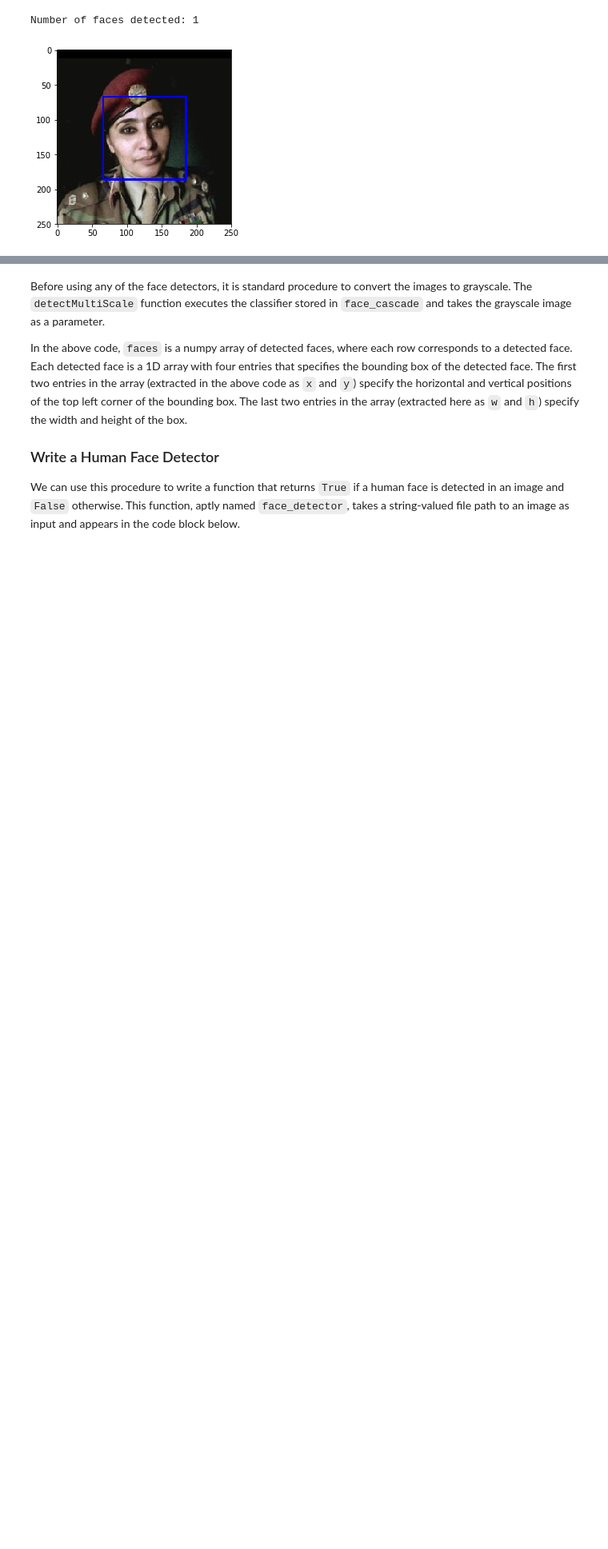
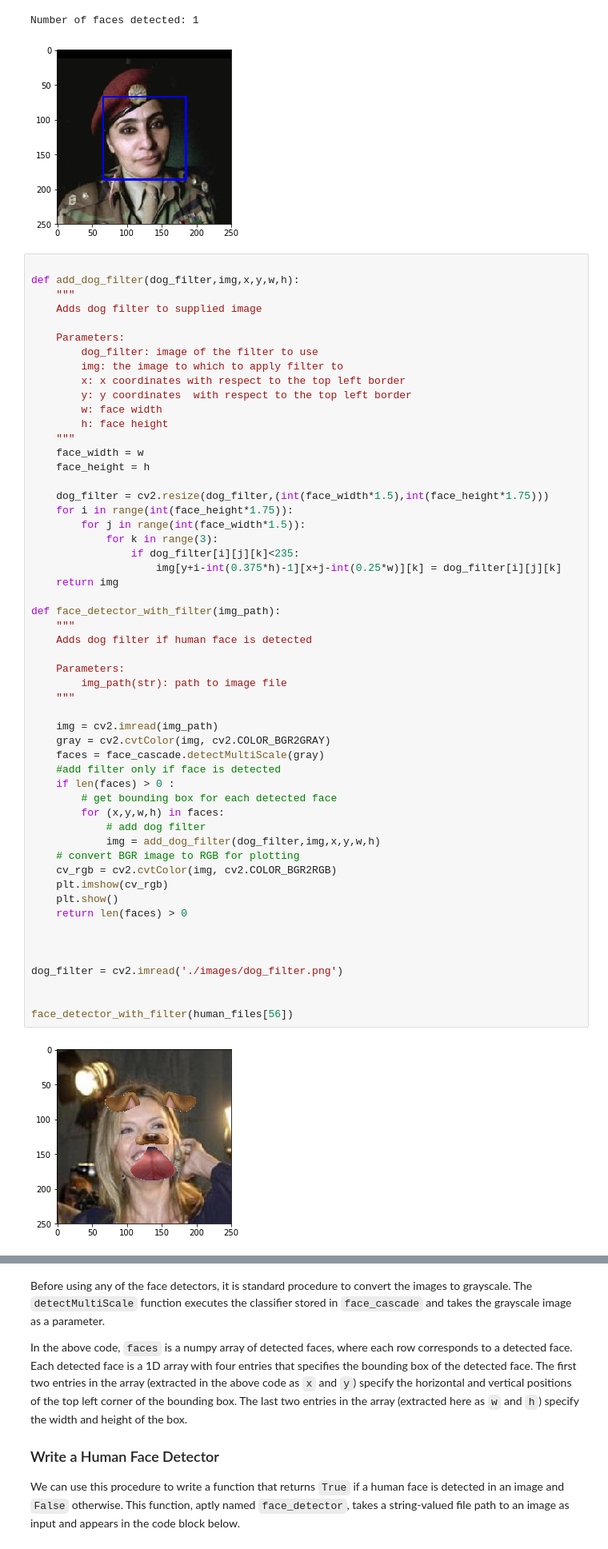
Before and after one commit to m0hamdan/Dog_Breed_Identification_App, a Jupyter notebook: dog_app.ipynb, the cells around one changed output, grey strips where cells are left out. Shown at 80% size. Saved outputs shown, nothing was run; the diff lists cells and outputs as text; blank space fills up the shorter version.

```diff
--- a/dog_app.ipynb
+++ b/dog_app.ipynb
@@ -172,3 +171,59 @@ plt.show()
 # %% [output]
 Number of faces detected: 1
 [figure]
+# %%
+
+def add_dog_filter(dog_filter,img,x,y,w,h):
+    """
+    Adds dog filter to supplied image
+
+    Parameters:
+        dog_filter: image of the filter to use
+        img: the image to which to apply filter to
+        x: x coordinates with respect to the top left border
+        y: y coordinates  with respect to the top left border
+        w: face width
+        h: face height
+    """
+    face_width = w
+    face_height = h
+
+    dog_filter = cv2.resize(dog_filter,(int(face_width*1.5),int(face_height*1.75)))
+    for i in range(int(face_height*1.75)):
+        for j in range(int(face_width*1.5)):
+            for k in range(3):
+                if dog_filter[i][j][k]<235:
+                    img[y+i-int(0.375*h)-1][x+j-int(0.25*w)][k] = dog_filter[i][j][k]
+    return img
+
+def face_detector_with_filter(img_path):
+    """
+    Adds dog filter if human face is detected
+
+    Parameters:
+        img_path(str): path to image file
+    """
+
+    img = cv2.imread(img_path)
+    gray = cv2.cvtColor(img, cv2.COLOR_BGR2GRAY)
+    faces = face_cascade.detectMultiScale(gray)
+    #add filter only if face is detected
+    if len(faces) > 0 :
+        # get bounding box for each detected face
+        for (x,y,w,h) in faces:
+            # add dog filter
+            img = add_dog_filter(dog_filter,img,x,y,w,h)
+    # convert BGR image to RGB for plotting
+    cv_rgb = cv2.cvtColor(img, cv2.COLOR_BGR2RGB)
+    plt.imshow(cv_rgb)
+    plt.show()
+    return len(faces) > 0
+
+
+
+dog_filter = cv2.imread('./images/dog_filter.png')
+
+
+face_detector_with_filter(human_files[56])
+# %% [output]
+[figure, added]
```
Also changed, not shown: parts of 8 cells of this notebook, 3 other files.
